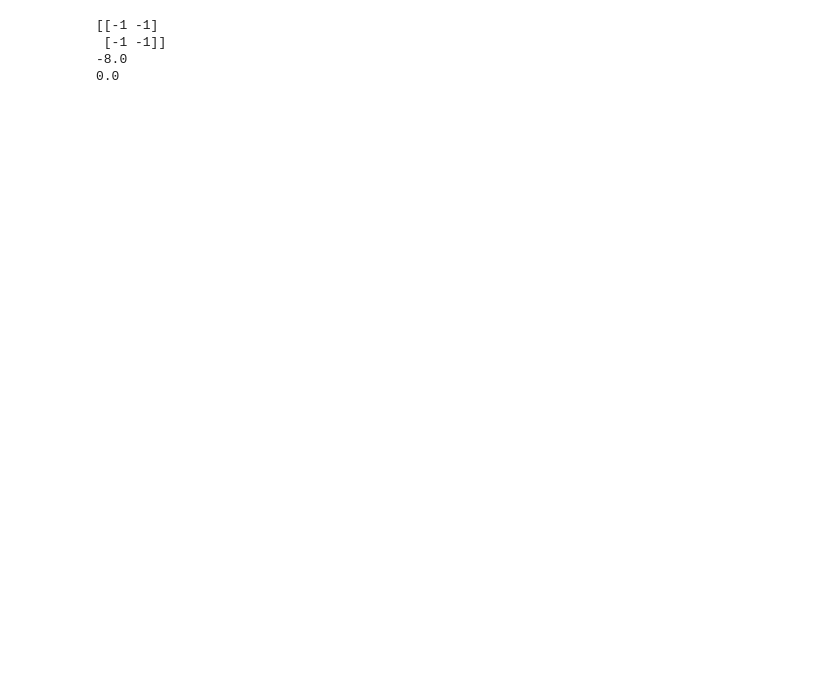
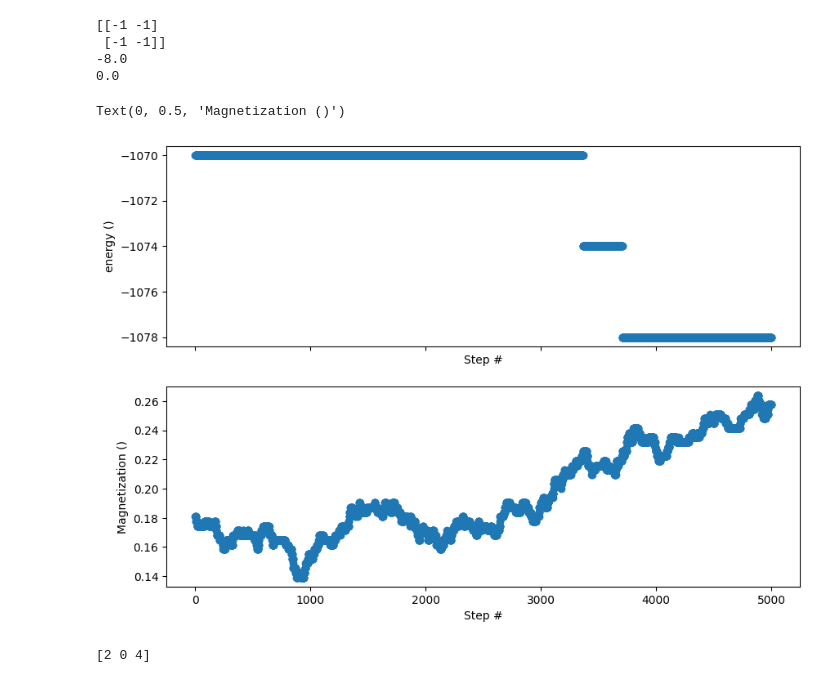
Before and after one commit to 22AZhang/Project-3-Ising-Model, a Jupyter notebook: main.ipynb, the cells around one changed output. Cells and saved outputs as stored; diff of their text form; code cells hidden in the pictures; blank space fills up the shorter version.

Commit message:
Added Metropolis algorithm

```diff
--- a/main.ipynb
+++ b/main.ipynb
@@ -1,14 +1,16 @@
 # %%
 import numpy as np
-import matplotlib as plt
+import matplotlib.pyplot as plt
 import itertools as it
 
 J = -1
+k = 1.380649/1e23
 # %%
 class lattice:
-    def __init__(self, ndims, length): # If want non-square lattice, make length an array/tuple
+    def __init__(self, ndims, length, temp): # If want non-square lattice, make length an array/tuple
         self.ndims = ndims
         self.length = length
+        self.temp = temp
         # np.full creates an array of length ndims with values of length, to create the size tuple
         # Change to size=length for non-square lattice
         self.points = np.random.choice(a=[-1, 1], size=tuple(np.full(ndims, length, dtype=int)))
@@ -49,5 +62,5 @@ print(L1.mag)
 # %%
-L1 = lattice(2,2)
+L1 = lattice(2,2,273)
 # Code faulty for matrix with length==2, neighbor indices quadruple count rather than double count.
 # Is a problem when matrix values are uniform
 L1.set_points(-1)
@@ -60,3 +73,42 @@ print(L1.mag)
  [-1 -1]]
 -8.0
 0.0
+# %%
+def metropolis(lattice, n_steps):
+    mag = []
+    erg = []
+    for ii in range(0,n_steps):
+        init_E = lattice.erg
+        rand_index = tuple(np.random.choice(a=lattice.length, size=lattice.ndims))
+        lattice.points[rand_index] = -1 * lattice.points[rand_index]
+        lattice.update_E()
+        fin_E = lattice.erg
+        del_E = fin_E - init_E
+        if del_E > 0 and np.random.rand() > np.exp(-1 * del_E/(k * lattice.temp)):
+            lattice.points[rand_index] = -1 * lattice.points[rand_index]
+        lattice.update_E()
+        lattice.update_M()
+        erg.append(lattice.erg)
+        mag.append(lattice.mag)
+    mag, erg = np.array(mag), np.array(erg)
+    return np.array([erg, mag])
+# %%
+n_steps = 5000
+steps = range(0,n_steps)
+erg, mag = metropolis(L1, n_steps)
+fig, axes = plt.subplots(2, 1, figsize=(10, 7), sharex=True)
+ax = axes[0]
+ax.scatter(steps,erg)
+ax.set_xlabel("Step #")
+ax.set_ylabel("energy ()")
+ax = axes[1]
+ax.scatter(steps,mag)
+ax.set_xlabel("Step #")
+ax.set_ylabel("Magnetization ()")
+# %% [output]
+Text(0, 0.5, 'Magnetization ()')
+[figure, added]
+# %%
+print(np.random.choice(a=5, size=3))
+# %% [output]
+[2 0 4]
```
Also changed, not shown: parts of 1 cell of this notebook.
